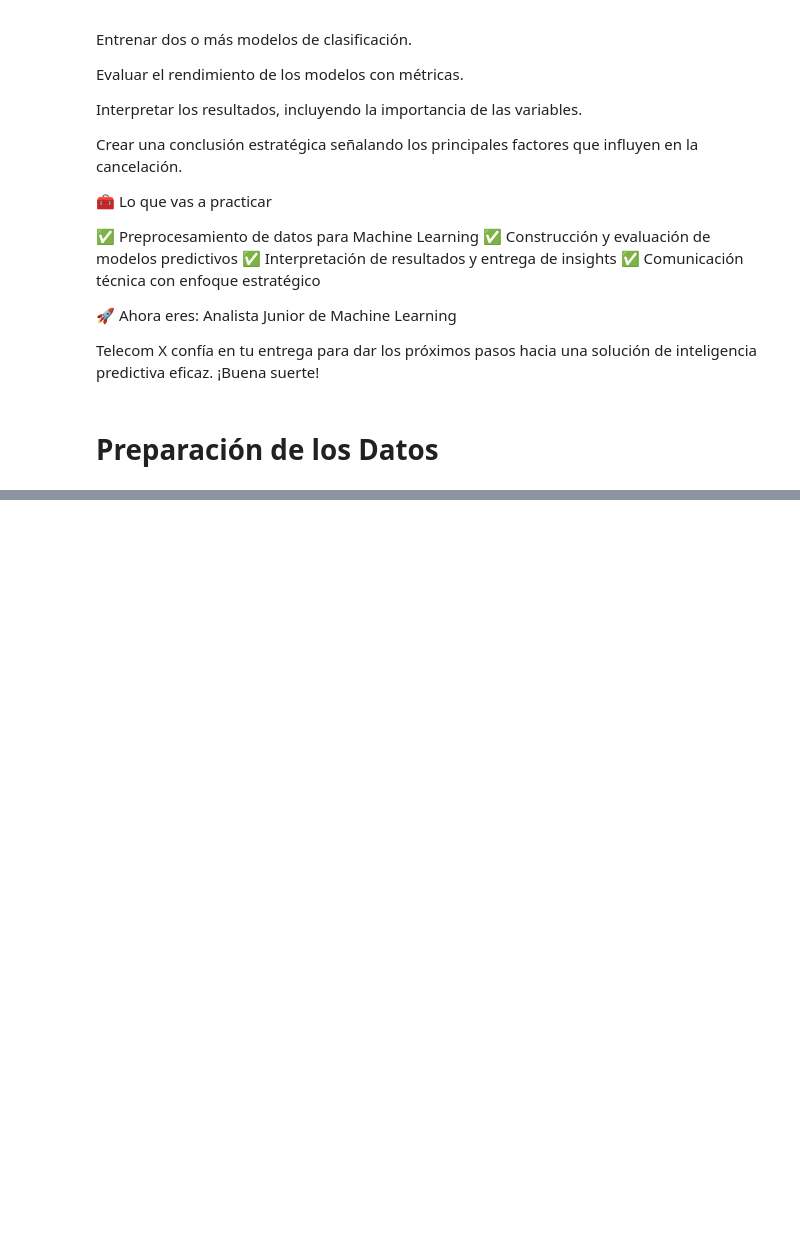
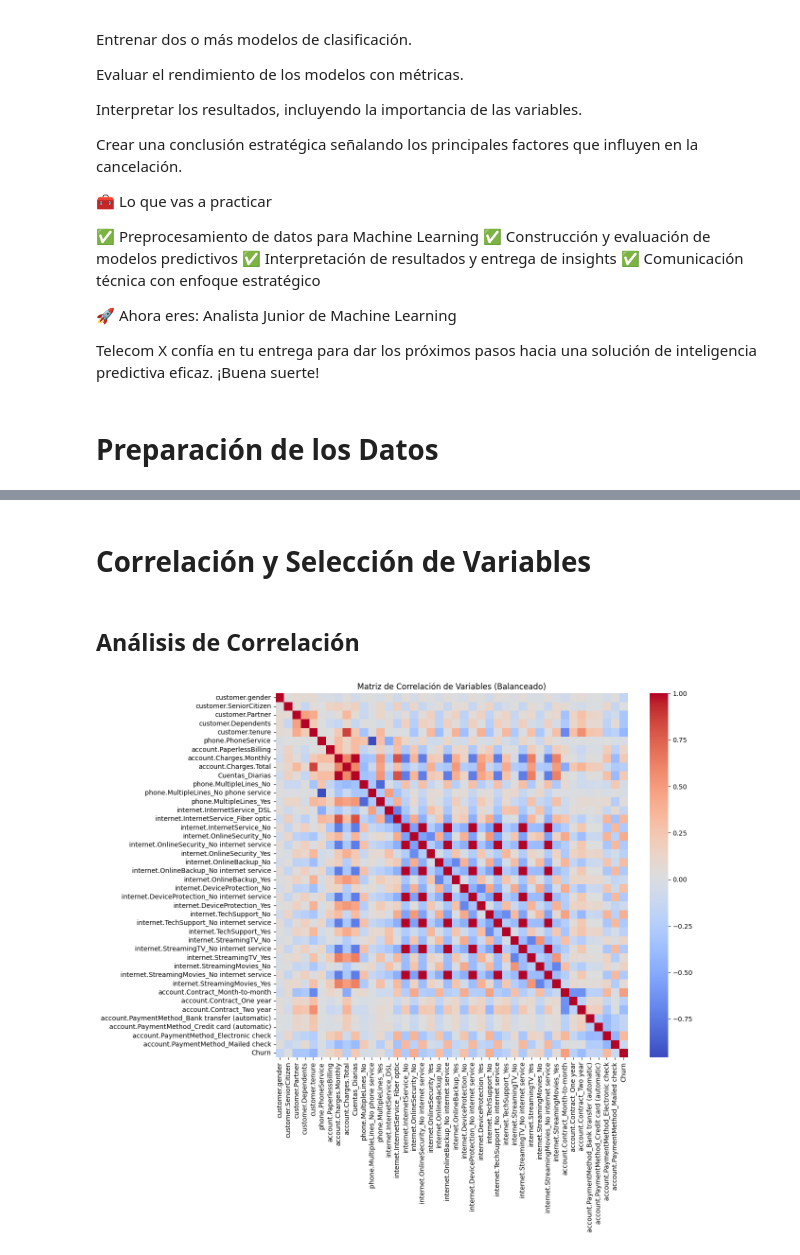
Before and after one commit to HJuliamPR/OracleChallengeTelecomX_ML, a Jupyter notebook: ML_TelecomX.ipynb, the cells around one changed output, grey strips where cells are left out. Saved outputs shown, nothing was run; the diff lists cells and outputs as text; code cells hidden in the pictures; blank space fills up the shorter version.

```diff
--- a/ML_TelecomX.ipynb
+++ b/ML_TelecomX.ipynb
@@ -43,0 +216,18 @@ Telecom X confía en tu entrega para dar los próximos pasos hacia una solución
+# %% [markdown]
+# Correlación y Selección de Variables
+# %% [markdown]
+## Análisis de Correlación
+# %%
+# Calcular la matriz de correlación para el DataFrame balanceado
+matriz_correlacion = df_balanceado.corr()
+
+# Mostrar la matriz de correlación (opcional, puede ser muy grande)
+# display(matriz_correlacion)
+
+# Crear un mapa de calor (heatmap) para visualizar la matriz de correlación
+plt.figure(figsize=(12, 10))
+sns.heatmap(matriz_correlacion, cmap='coolwarm', annot=False) # annot=True si quieres ver los valores, pero puede saturar
+plt.title('Matriz de Correlación de Variables (Balanceado)')
+plt.show()
+# %% [output]
+[figure, added]
```
Also changed, not shown: parts of 35 cells of this notebook.
